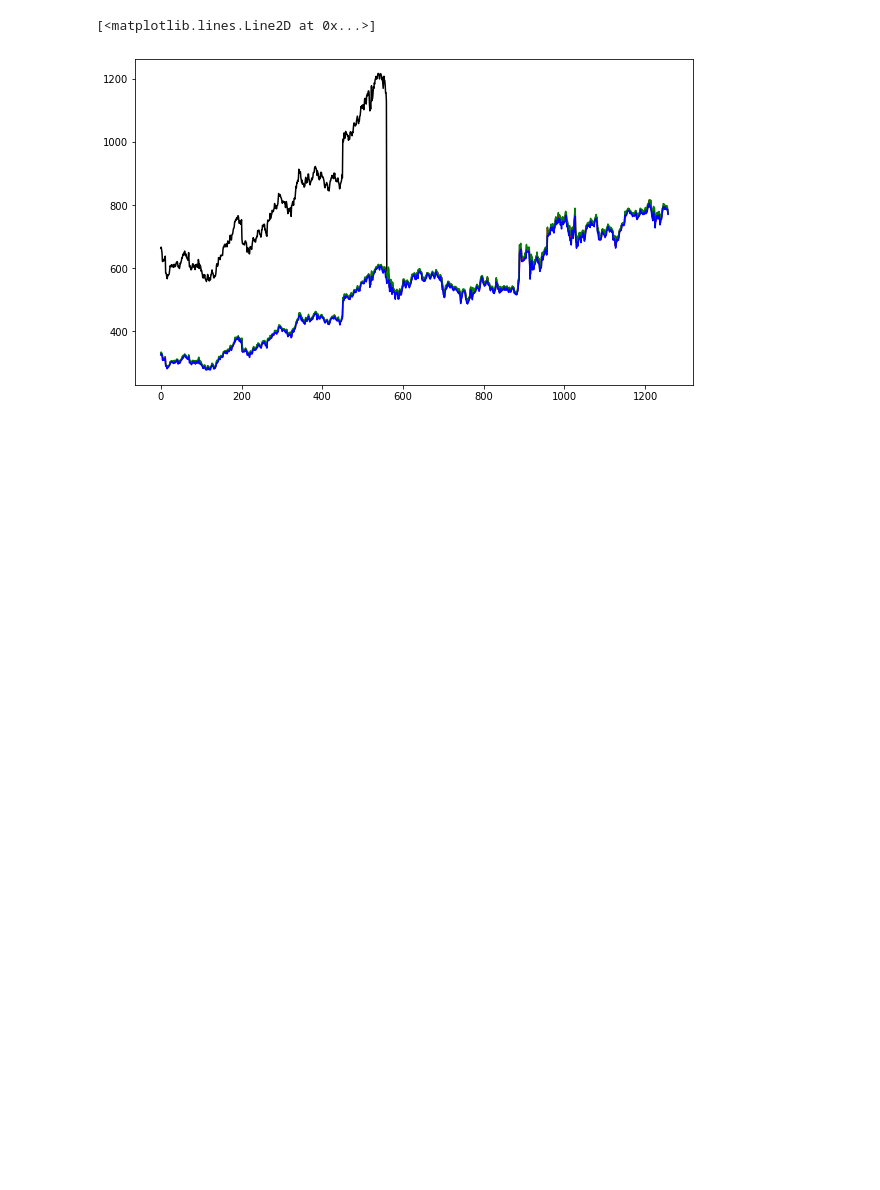
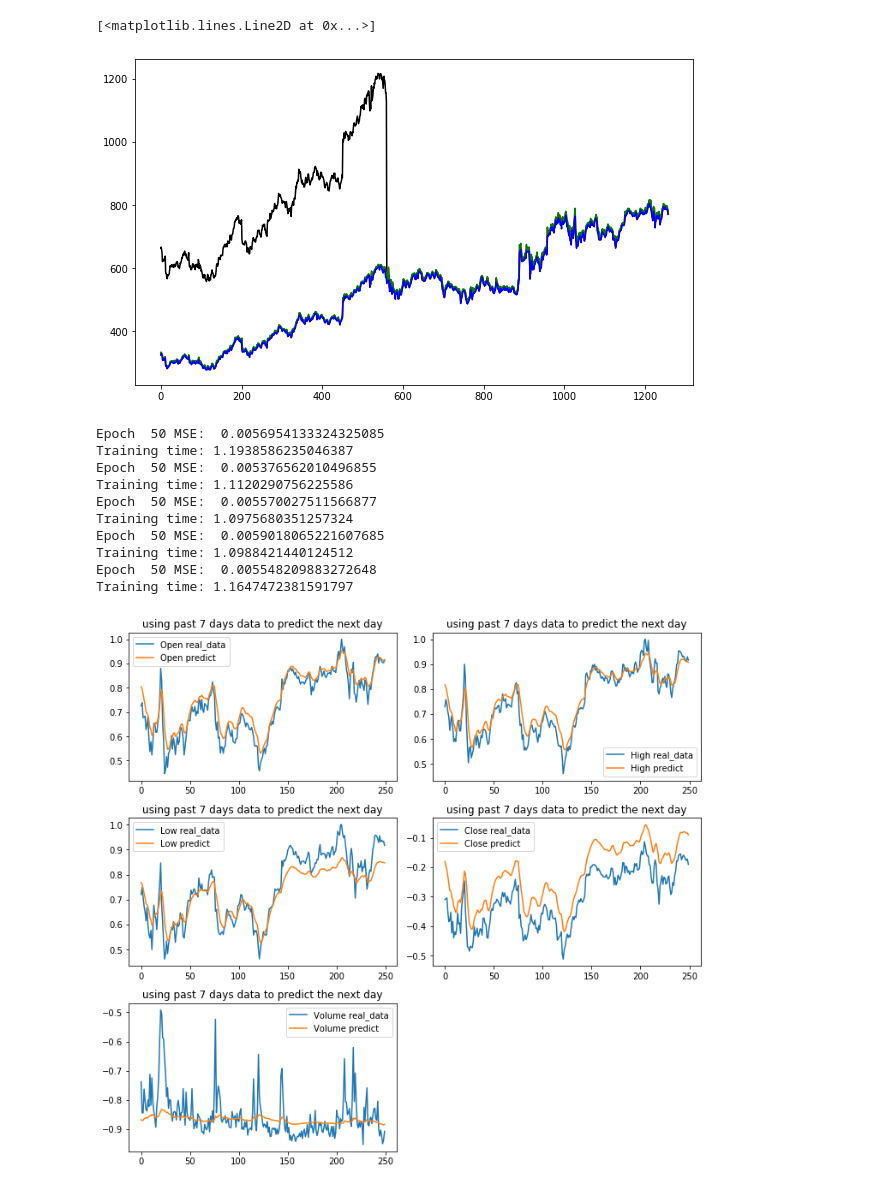
Before and after one commit to davi-zyqy/dl_assign3, a Jupyter notebook: dl_assign3.ipynb, the cells around one changed output. Drawn from its saved outputs; the diff is of its cells as text; code cells hidden in the pictures; blank space fills up the shorter version.

```diff
--- a/dl_assign3.ipynb
+++ b/dl_assign3.ipynb
@@ -200,5 +191,21 @@ def hyper_tune(pf_test, N, M, num_layers, use_all_data, epochs_list):
         plt.tight_layout()
     plt.legend()
     return y_vali_lstm_plot_list, pred_vali_plot_list, loss_rate_list
+# %%
+num_layers = 1
+Epoch = 50
+y_vali_lstm_plot_list, pred_vali_plot_list, loss_rate_list = hyper_tune(df_test, 7, 1, num_layers, True, Epoch)
+# %% [output]
+Epoch  50 MSE:  0.0056954133324325085
+Training time: 1.1938586235046387
+Epoch  50 MSE:  0.005376562010496855
+Training time: 1.1120290756225586
+Epoch  50 MSE:  0.005570027511566877
+Training time: 1.0975680351257324
+Epoch  50 MSE:  0.0059018065221607685
+Training time: 1.0988421440124512
+Epoch  50 MSE:  0.005548209883272648
+Training time: 1.1647472381591797
+[figure, added]
 # %%
 num_layers = 1
```
Also changed, not shown: parts of 2 cells of this notebook.
